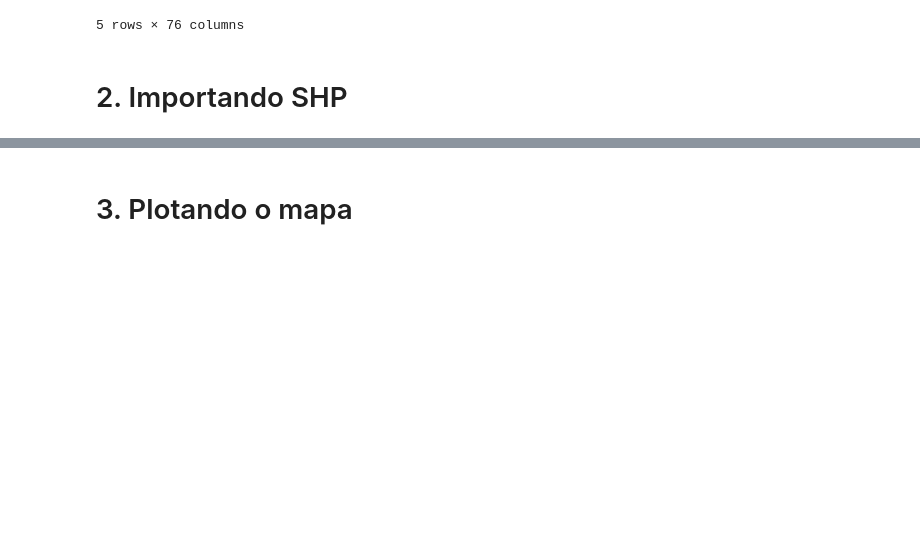
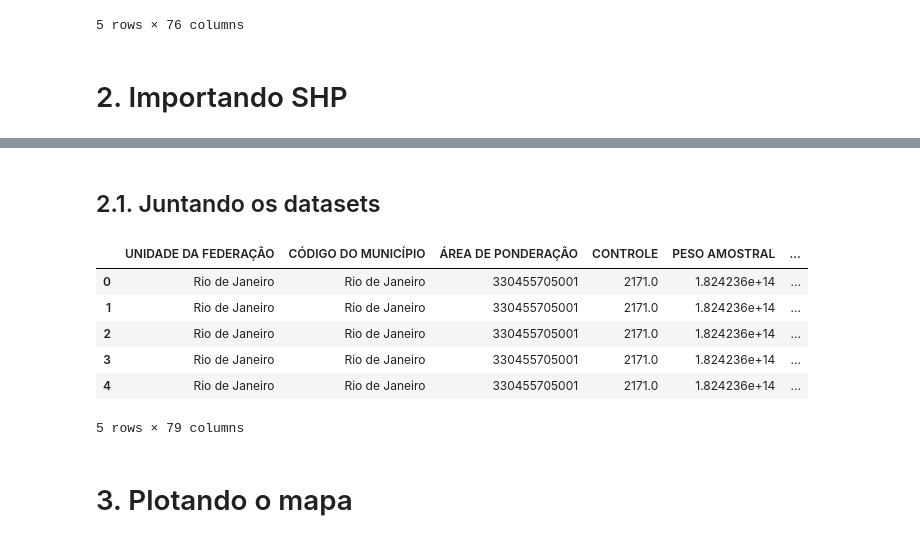
Before and after one commit to GDevigili/TCC-IBGE, a Jupyter notebook: src/data-vis/eda.ipynb, the cells around one changed output, grey strips where cells are left out. Cells and saved outputs as stored; diff of their text form; code cells hidden in the pictures; blank space fills up the shorter version.

```diff
--- a/src/data-vis/eda.ipynb
+++ b/src/data-vis/eda.ipynb
@@ -124,0 +89,15 @@ memory usage: 1.2+ MB
+# %%
+# Read the shapefile
+gdf = gp.read_file('shp/rj_setores_censitarios/33SEE250GC_SIR.shp')
+
+# Filter the data to only the city of Rio de Janeiro
+gdf_rio = gdf[gdf['NM_MUNICIP'] == 'RIO DE JANEIRO']
+gdf_rio.head()
+
+# Select the column with the code of the area and the geometry
+selected_columns = ['CD_GEOCODB', 'NM_BAIRRO', 'geometry']
+gdf_rio = gdf_rio[selected_columns]
+gdf_rio['CD_GEOCODB'] = gdf_rio['CD_GEOCODB'].astype('int64')
+
+gdf_rio.info()
+gdf_rio.head()
@@ -125,3 +121,17 @@ memory usage: 1.2+ MB
+# %% [markdown]
+## 2.1. Juntando os datasets
+# %%
+df_rio_join = df_rio.merge(gdf_rio, left_on='ÁREA DE PONDERAÇÃO', right_on='CD_GEOCODB', how='inner')
+# %%
+df_rio_join.head()
+# %% [output]
+|  | UNIDADE DA FEDERAÇÃO | CÓDIGO DO MUNICÍPIO | ÁREA DE PONDERAÇÃO | CONTROLE | PESO AMOSTRAL | ... |
+| 0 | Rio de Janeiro | Rio de Janeiro | 330455705001 | 2171.0 | 1.824236e+14 | ... |
+| 1 | Rio de Janeiro | Rio de Janeiro | 330455705001 | 2171.0 | 1.824236e+14 | ... |
+| 2 | Rio de Janeiro | Rio de Janeiro | 330455705001 | 2171.0 | 1.824236e+14 | ... |
+| 3 | Rio de Janeiro | Rio de Janeiro | 330455705001 | 2171.0 | 1.824236e+14 | ... |
+| 4 | Rio de Janeiro | Rio de Janeiro | 330455705001 | 2171.0 | 1.824236e+14 | ... |
+5 rows × 79 columns
 # %% [markdown]
 # 3. Plotando o mapa
 # %%
```
Also changed, not shown: parts of 26 cells of this notebook.
